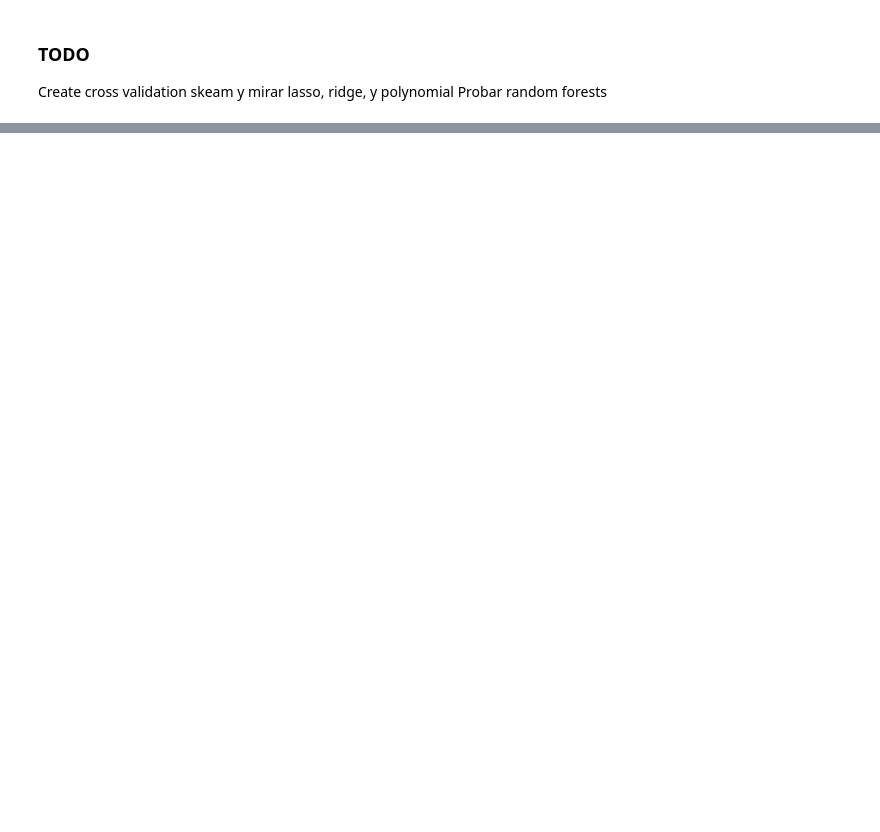
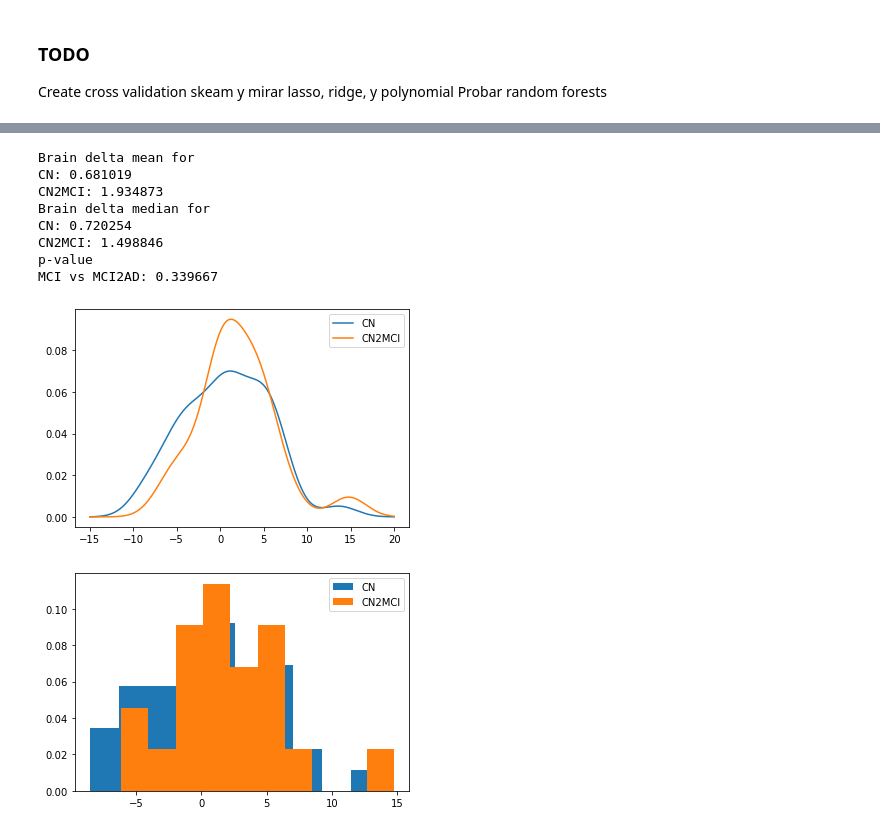
Before and after one commit to JGarciaCondado/ADNIBrainAge, a Jupyter notebook: jupyternotebooks/data_exploration.ipynb, the cells around one changed output, grey strips where cells are left out. Cells and saved outputs as stored; diff of their text form; code cells hidden in the pictures; blank space fills up the shorter version.

```diff
--- a/jupyternotebooks/data_exploration.ipynb
+++ b/jupyternotebooks/data_exploration.ipynb
@@ -260,0 +283,44 @@ plt.show()
+# %%
+# Explore differences between CN and CN2MCI conversors
+df_cn2mci = df_full[df_full['TYPECONVERSOR']==4.0]
+delta_brain_cn2mci = df_cn2mci['BrainDelta'].to_numpy()
+
+# Obtain mean and medians for each
+print('Brain delta mean for')
+print('CN: %f' % np.mean(delta_brain_controls))
+print('CN2MCI: %f' % np.mean(delta_brain_cn2mci))
+print('Brain delta median for')
+print('CN: %f' % np.median(delta_brain_controls))
+print('CN2MCI: %f' % np.median(delta_brain_cn2mci))
+
+# Calculate p-value
+print('p-value')
+tstat_cn2mci, pval_cn2mci = ttest_ind(delta_brain_controls, delta_brain_cn2mci)
+print('MCI vs MCI2AD: %f' % pval_cn2mci)
+
+# Plot kernel densities
+kde_cn = KernelDensity(kernel="gaussian", bandwidth=2).fit(delta_brain_controls[:, np.newaxis])
+log_dens_cn = kde_cn.score_samples(X_plot)
+plt.plot(X_plot[:, 0], np.exp(log_dens_cn), label='CN')
+kde_mci = KernelDensity(kernel="gaussian", bandwidth=2).fit(delta_brain_cn2mci[:, np.newaxis])
+log_dens_mci = kde_mci.score_samples(X_plot)
+plt.plot(X_plot[:, 0], np.exp(log_dens_mci), label='CN2MCI')
+plt.legend()
+plt.show()
+
+# Plot histogram
+plt.hist(delta_brain_controls, label='CN', density=True)
+plt.hist(delta_brain_cn2mci, label='CN2MCI', density=True)
+plt.legend()
+plt.show()
+# %% [output]
+Brain delta mean for
+CN: 0.681019
+CN2MCI: 1.934873
+Brain delta median for
+CN: 0.720254
+CN2MCI: 1.498846
+p-value
+MCI vs MCI2AD: 0.339667
+[figure, added]
+[figure, added]
```
Also changed, not shown: parts of 14 cells of this notebook.
